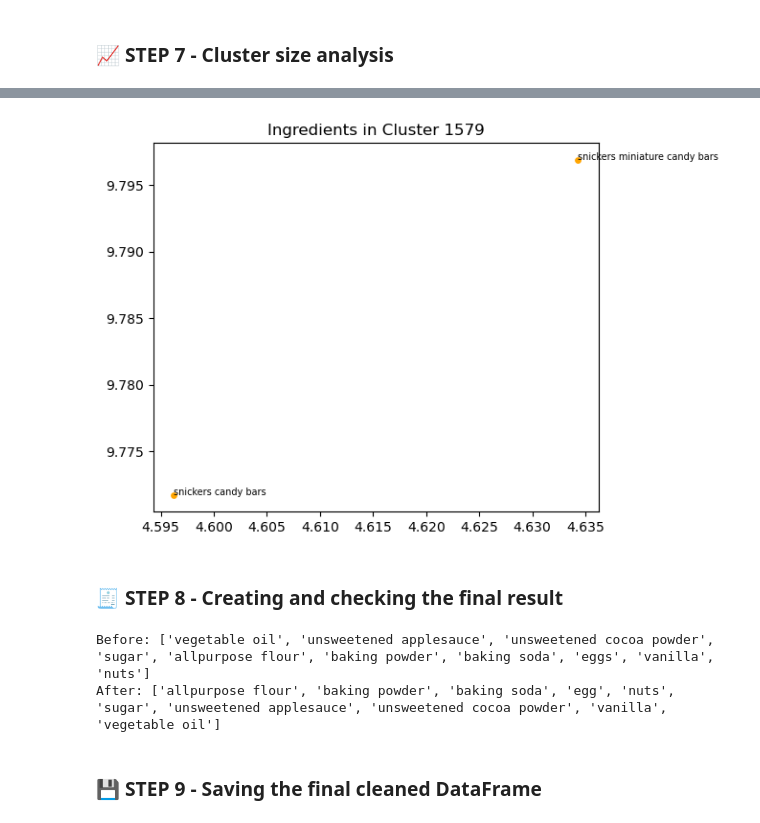
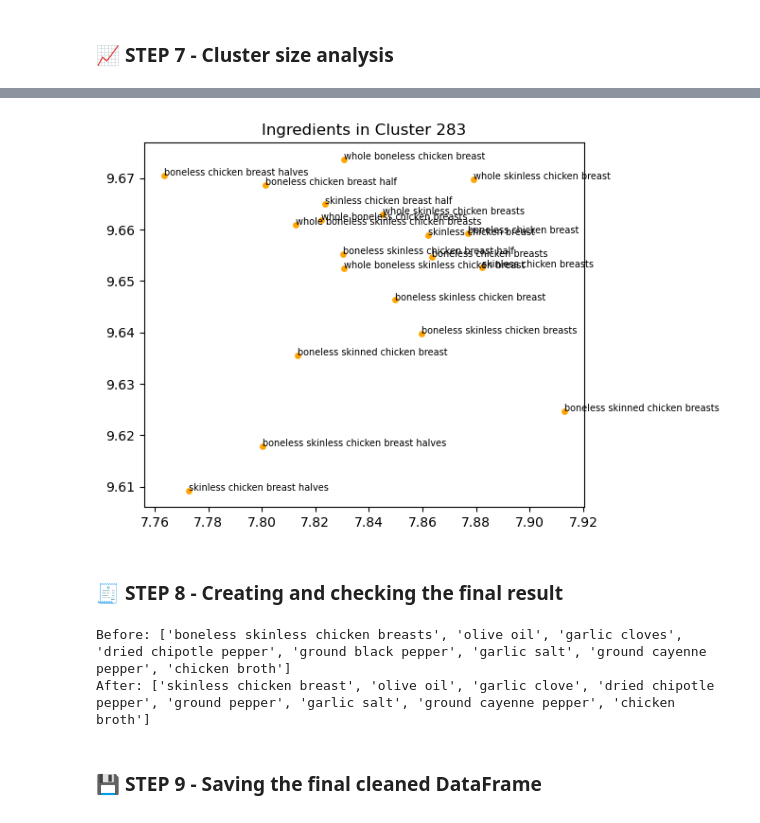
Before and after one commit to Thomas-aub/Food_Mining, a Jupyter notebook: 1_ingredients_emb.ipynb, the cells around one changed output, grey strips where cells are left out. Saved outputs shown, nothing was run; the diff lists cells and outputs as text; code cells hidden in the pictures.

```diff
--- a/1_ingredients_emb.ipynb
+++ b/1_ingredients_emb.ipynb
@@ -218,29 +242,38 @@ Average size: 1.47
 # %%
 # Example of a specific cluster
-cid = 1579
+cid = 283
 subset = mapping_df[mapping_df["cluster"] == cid]
 
 plt.figure(figsize=(6,5))
 plt.scatter(subset["x"], subset["y"], color="orange", s=15)
 for _, row in subset.iterrows():
     plt.text(row["x"], row["y"], row["ingredient"], fontsize=7)
 plt.title(f"Ingredients in Cluster {cid}")
 plt.show()
 # %% [output]
-[figure, old version]
+[figure, new version]
 # %% [markdown]
 ### 🧾 STEP 8 - Creating and checking the final result
 # %%
+def unique_preserve_order(seq):
+    seen = set()
+    out = []
+    for x in seq:
+        if x not in seen:
+            seen.add(x)
+            out.append(x)
+    return out
+
 df["ingredients_clean"] = df["ingredients_y"].apply(
-    lambda lst: sorted(set(mapping.get(x, x) for x in lst))
+    lambda lst: unique_preserve_order([mapping.get(x, x) for x in lst])
 )
-
-i = np.random.randint(len(df))
-print("Before:", df.loc[i, "ingredients_y"])
-print("After:", df.loc[i, "ingredients_clean"])
-# %% [output]
-Before: ['vegetable oil', 'unsweetened applesauce', 'unsweetened cocoa powder', 'sugar', 'allpurpose flour', 'baking powder', 'baking soda', 'eggs', 'vanilla', 'nuts']
-After: ['allpurpose flour', 'baking powder', 'baking soda', 'egg', 'nuts', 'sugar', 'unsweetened applesauce', 'unsweetened cocoa powder', 'vanilla', 'vegetable oil']
+# %%
+i = np.random.randint(len(df))
+print("Before:", df.loc[i, "ingredients_y"])
+print("After:", df.loc[i, "ingredients_clean"])
+# %% [output]
+Before: ['boneless skinless chicken breasts', 'olive oil', 'garlic cloves', 'dried chipotle pepper', 'ground black pepper', 'garlic salt', 'ground cayenne pepper', 'chicken broth']
+After: ['skinless chicken breast', 'olive oil', 'garlic clove', 'dried chipotle pepper', 'ground pepper', 'garlic salt', 'ground cayenne pepper', 'chicken broth']
 # %% [markdown]
 ### 💾 STEP 9 - Saving the final cleaned DataFrame
 # %%
```
Also changed, not shown: parts of 10 cells of this notebook, 2 other files.
